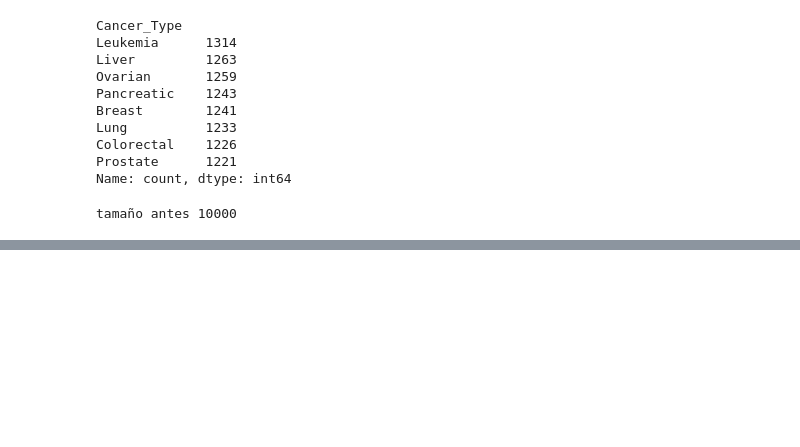
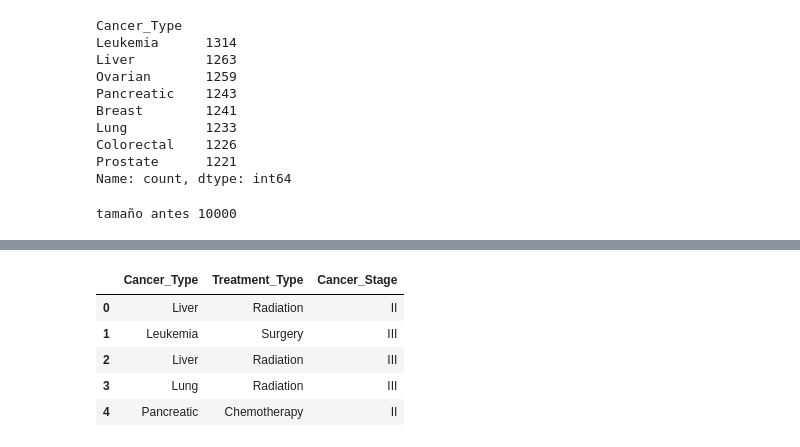
Before and after one commit to Estebanaj/Proyecto_IA_CAIRE, a Jupyter notebook: EDA/EDA.ipynb, the cells around one changed output, grey strips where cells are left out. Cells and saved outputs as stored; diff of their text form; code cells hidden in the pictures; blank space fills up the shorter version.

```diff
--- a/EDA/EDA.ipynb
+++ b/EDA/EDA.ipynb
@@ -138,0 +169,10 @@ tamaño antes 10000
+# %%
+df_selected = df_clean[['Cancer_Type', 'Treatment_Type', 'Cancer_Stage']]
+df_selected.head()
+# %% [output]
+|  | Cancer_Type | Treatment_Type | Cancer_Stage |
+| 0 | Liver | Radiation | II |
+| 1 | Leukemia | Surgery | III |
+| 2 | Liver | Radiation | III |
+| 3 | Lung | Radiation | III |
+| 4 | Pancreatic | Chemotherapy | II |
```
Also changed, not shown: parts of 23 cells of this notebook.
